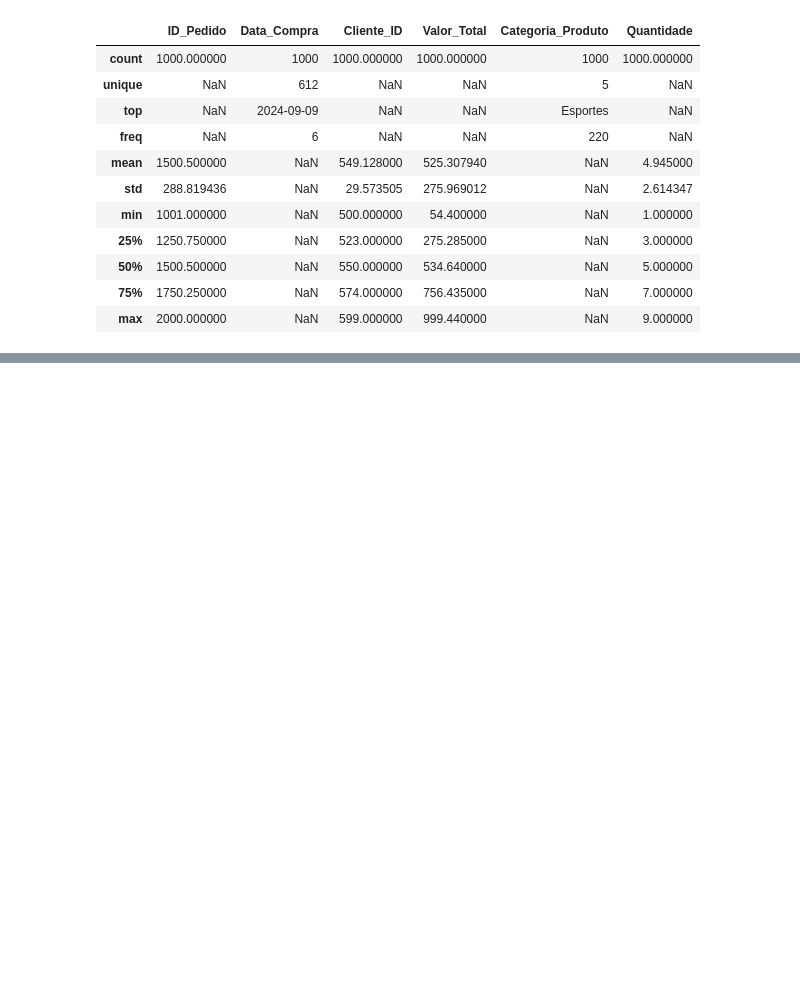
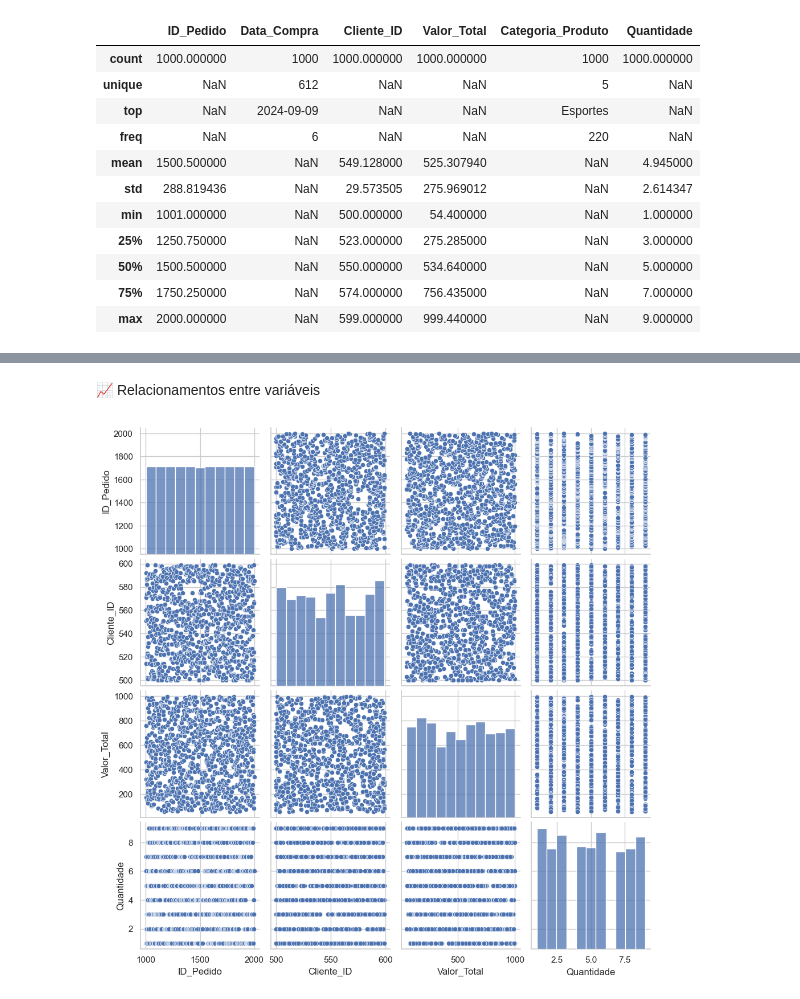
Before and after one commit to CaioHarrys/CURSO-PYTHON-IA, a Jupyter notebook: Analises/Analise Vendas/analise_vendas_harry.ipynb, the cells around one changed output, grey strips where cells are left out. Cells and saved outputs as stored; diff of their text form; code cells hidden in the pictures; blank space fills up the shorter version.

```diff
--- a/Analises/Analise Vendas/analise_vendas_harry.ipynb
+++ b/Analises/Analise Vendas/analise_vendas_harry.ipynb
@@ -93,0 +167,7 @@ df.describe(include='all')
+# %% [markdown]
+📈 Relacionamentos entre variáveis
+# %%
+sns.pairplot(df.select_dtypes(include='number'))
+plt.show()
+# %% [output]
+[figure, added]
```
Also changed, not shown: parts of 16 cells of this notebook.
